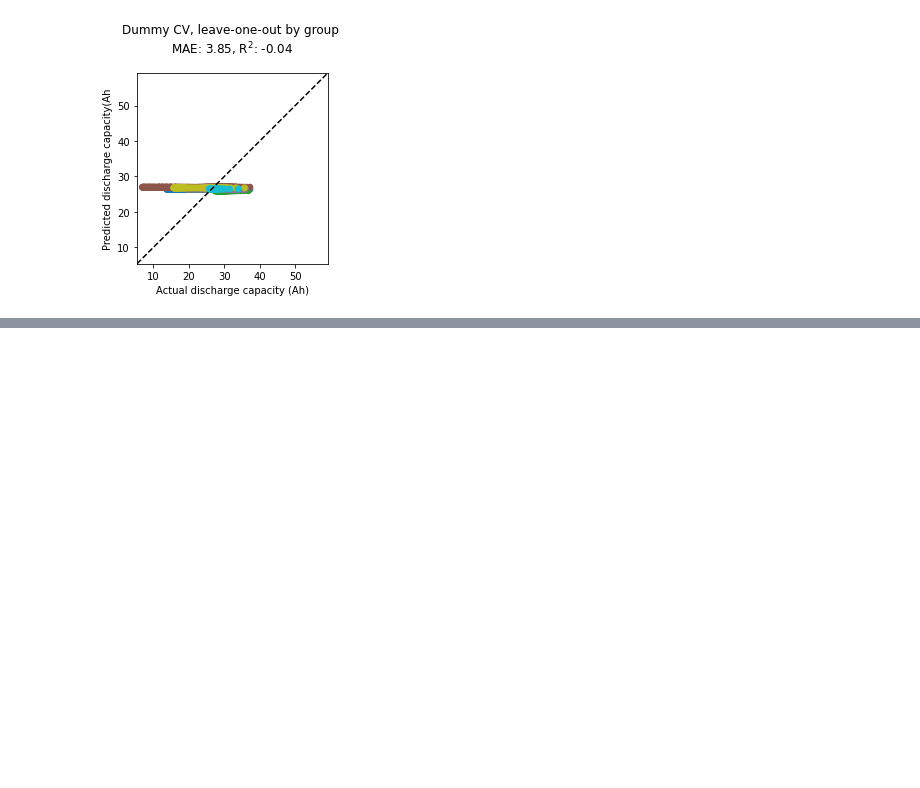
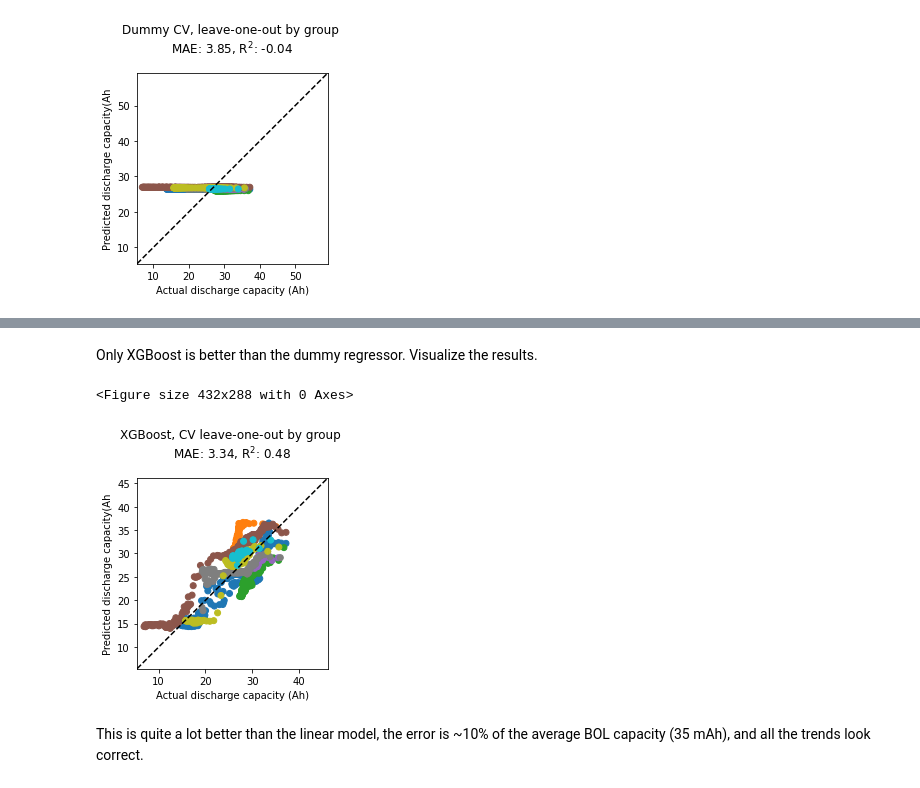
Before and after one commit to battery-data-commons/mrs-sp22-tutorial, a Jupyter notebook: ml_predicting_capacity_with_eis.ipynb, the cells around one changed output, grey strips where cells are left out. Drawn from its saved outputs; the diff is of its cells as text; code cells hidden in the pictures; blank space fills up the shorter version.

```diff
--- a/ml_predicting_capacity_with_eis.ipynb
+++ b/ml_predicting_capacity_with_eis.ipynb
@@ -137,7 +137,7 @@ def plotyy(y, y_pred, c, title=None):
     ax.scatter(y.values, y_pred, c=c)
     ax.set_aspect('equal')
     plt.xlabel('Actual discharge capacity (Ah)')
-    plt.ylabel('Predicted discharge capacity(Ah')
+    plt.ylabel('Predicted discharge capacity(Ah)')
     plt.axis('square')
     xlim = ax.get_xlim()
     ylim = ax.get_ylim()
@@ -315,0 +378,10 @@ These three observations are classic signs that a model is overfit to the data.
+# %% [markdown]
+Only XGBoost is better than the dummy regressor. Visualize the results.
+# %%
+title = "XGBoost, CV leave-one-out by group \n" r"MAE: %0.2f, R$^2$: %0.2f" % (mean_absolute_error(y, y_pred_xgb), r2_score(y, y_pred_xgb))
+plotyy(y, y_pred_xgb, eis_data.seriesIdx, title=title)
+# %% [output]
+<Figure size 432x288 with 0 Axes>
+[figure, added]
+# %% [markdown]
+This is quite a lot better than the linear model, the error is ~10% of the average BOL capacity (35 mAh), and all the trends look correct.
```
Also changed, not shown: parts of 30 cells of this notebook, 1 other file.
